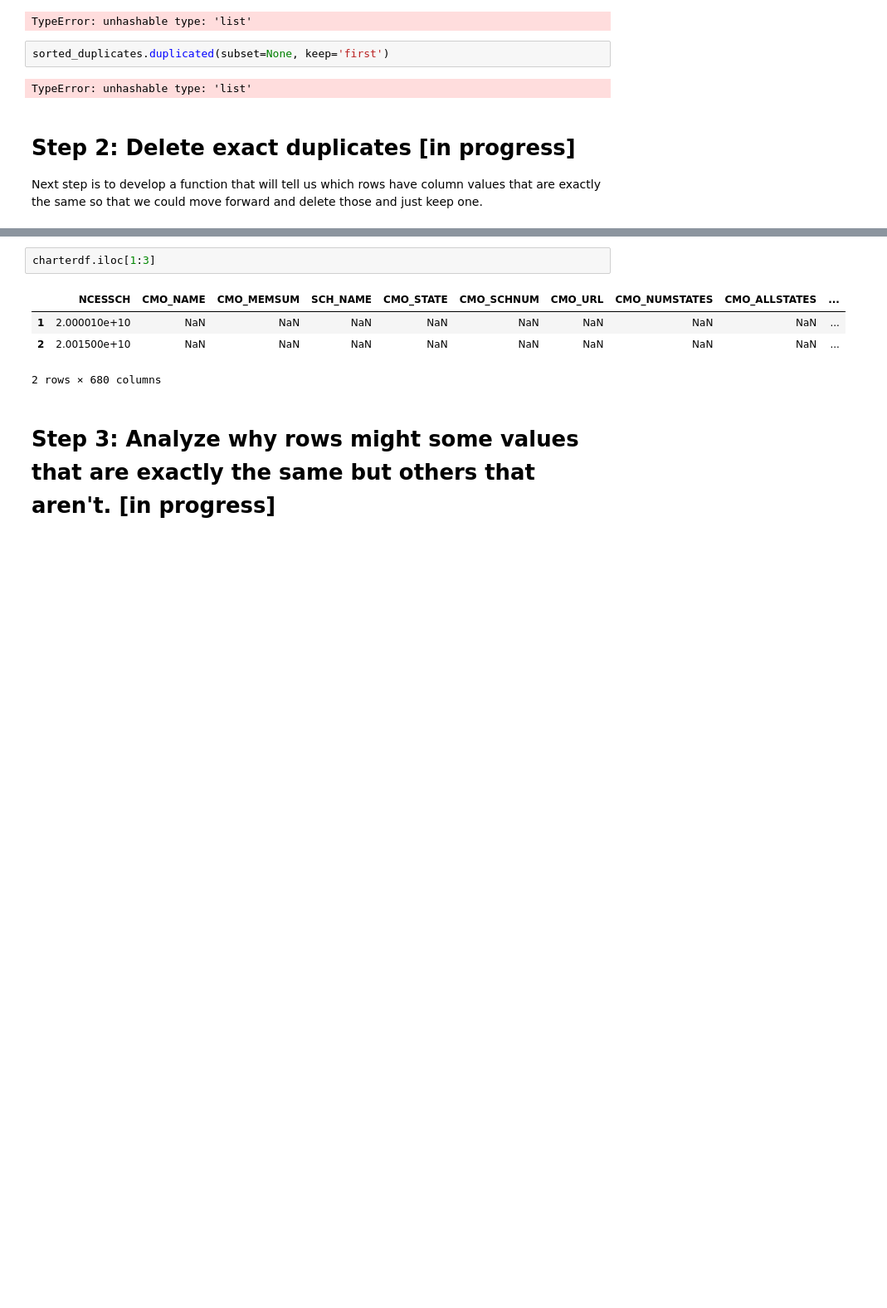
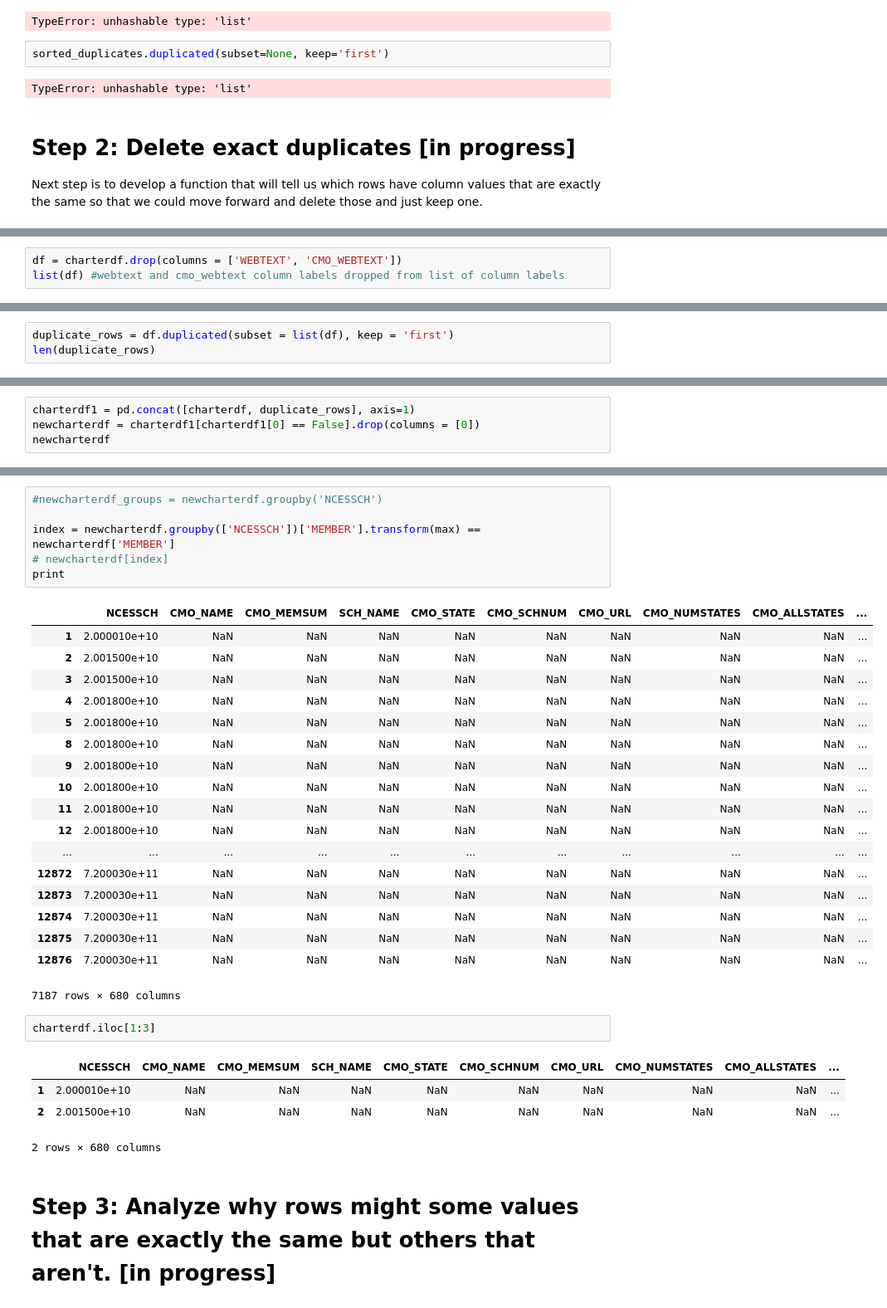
Before and after one commit to comp-strat/data_management, a Jupyter notebook: data/NCHESSH_keys-Kanika.ipynb, the cells around one changed output, grey strips where cells are left out. Shown at 83% size. Cells and saved outputs as stored; diff of their text form; blank space fills up the shorter version.

Commit message:
updating permissions and latest duplicate removal code

```diff
--- a/data/NCHESSH_keys-Kanika.ipynb
+++ b/data/NCHESSH_keys-Kanika.ipynb
@@ -143,0 +152,3 @@ Next step is to develop a function that will tell us which rows have column valu
+# %%
+df = charterdf.drop(columns = ['WEBTEXT', 'CMO_WEBTEXT'])
+list(df) #webtext and cmo_webtext column labels dropped from list of column labels
@@ -143,0 +195,3 @@ Next step is to develop a function that will tell us which rows have column valu
+# %%
+duplicate_rows = df.duplicated(subset = list(df), keep = 'first')
+len(duplicate_rows)
@@ -143,0 +200,4 @@ Next step is to develop a function that will tell us which rows have column valu
+# %%
+charterdf1 = pd.concat([charterdf, duplicate_rows], axis=1)
+newcharterdf = charterdf1[charterdf1[0] == False].drop(columns = [0])
+newcharterdf
@@ -144,3 +223,28 @@ Next step is to develop a function that will tell us which rows have column valu
+# %%
+#newcharterdf_groups = newcharterdf.groupby('NCESSCH')
+
+index = newcharterdf.groupby(['NCESSCH'])['MEMBER'].transform(max) == newcharterdf['MEMBER']
+# newcharterdf[index]
+print
+# %% [output]
+|  | NCESSCH | CMO_NAME | CMO_MEMSUM | SCH_NAME | CMO_STATE | CMO_SCHNUM | CMO_URL | CMO_NUMSTATES | CMO_ALLSTATES | ... |
+| 1 | 2.000010e+10 | NaN | NaN | NaN | NaN | NaN | NaN | NaN | NaN | ... |
+| 2 | 2.001500e+10 | NaN | NaN | NaN | NaN | NaN | NaN | NaN | NaN | ... |
+| 3 | 2.001500e+10 | NaN | NaN | NaN | NaN | NaN | NaN | NaN | NaN | ... |
+| 4 | 2.001800e+10 | NaN | NaN | NaN | NaN | NaN | NaN | NaN | NaN | ... |
+| 5 | 2.001800e+10 | NaN | NaN | NaN | NaN | NaN | NaN | NaN | NaN | ... |
+| 8 | 2.001800e+10 | NaN | NaN | NaN | NaN | NaN | NaN | NaN | NaN | ... |
+| 9 | 2.001800e+10 | NaN | NaN | NaN | NaN | NaN | NaN | NaN | NaN | ... |
+| 10 | 2.001800e+10 | NaN | NaN | NaN | NaN | NaN | NaN | NaN | NaN | ... |
+| 11 | 2.001800e+10 | NaN | NaN | NaN | NaN | NaN | NaN | NaN | NaN | ... |
+| 12 | 2.001800e+10 | NaN | NaN | NaN | NaN | NaN | NaN | NaN | NaN | ... |
+| ... | ... | ... | ... | ... | ... | ... | ... | ... | ... | ... |
+| 12872 | 7.200030e+11 | NaN | NaN | NaN | NaN | NaN | NaN | NaN | NaN | ... |
+| 12873 | 7.200030e+11 | NaN | NaN | NaN | NaN | NaN | NaN | NaN | NaN | ... |
+| 12874 | 7.200030e+11 | NaN | NaN | NaN | NaN | NaN | NaN | NaN | NaN | ... |
+| 12875 | 7.200030e+11 | NaN | NaN | NaN | NaN | NaN | NaN | NaN | NaN | ... |
+| 12876 | 7.200030e+11 | NaN | NaN | NaN | NaN | NaN | NaN | NaN | NaN | ... |
+7187 rows × 680 columns
 # %%
 charterdf.iloc[1:3]
 # %% [output]
```
Also changed, not shown: parts of 6 cells of this notebook, 6 other files.
